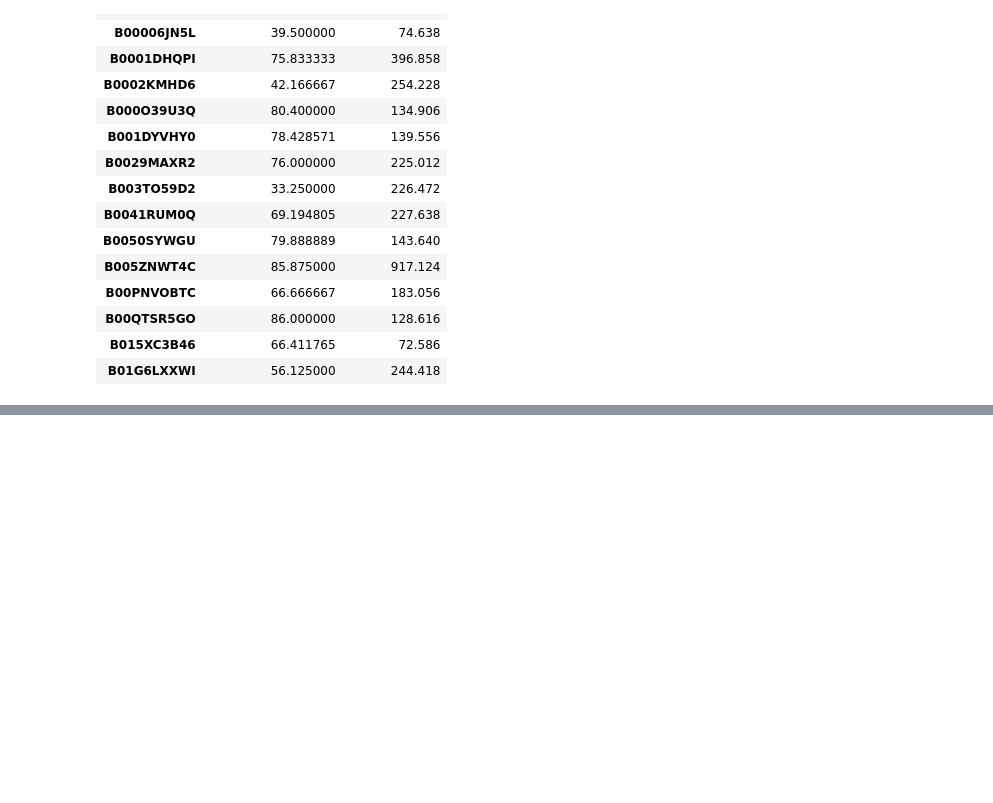
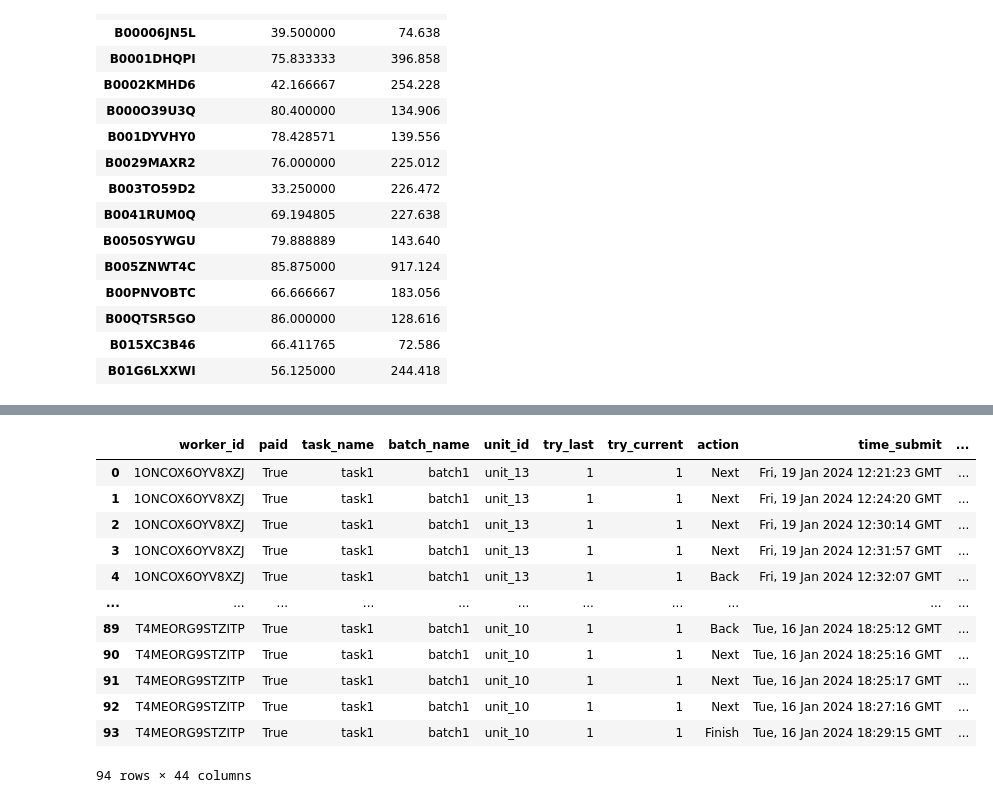
Before and after one commit to gianluca-fava/Project_Crowd_Source, a Jupyter notebook: Analysis.ipynb, the cells around one changed output, grey strips where cells are left out. Cells and saved outputs as stored; diff of their text form; code cells hidden in the pictures; blank space fills up the shorter version.

```diff
--- a/Analysis.ipynb
+++ b/Analysis.ipynb
@@ -530,0 +690,16 @@ display(merged_dataset)
+# %%
+workers_answers
+# %% [output]
+|  | worker_id | paid | task_name | batch_name | unit_id | try_last | try_current | action | time_submit | ... |
+| 0 | 1ONCOX6OYV8XZJ | True | task1 | batch1 | unit_13 | 1 | 1 | Next | Fri, 19 Jan 2024 12:21:23 GMT | ... |
+| 1 | 1ONCOX6OYV8XZJ | True | task1 | batch1 | unit_13 | 1 | 1 | Next | Fri, 19 Jan 2024 12:24:20 GMT | ... |
+| 2 | 1ONCOX6OYV8XZJ | True | task1 | batch1 | unit_13 | 1 | 1 | Next | Fri, 19 Jan 2024 12:30:14 GMT | ... |
+| 3 | 1ONCOX6OYV8XZJ | True | task1 | batch1 | unit_13 | 1 | 1 | Next | Fri, 19 Jan 2024 12:31:57 GMT | ... |
+| 4 | 1ONCOX6OYV8XZJ | True | task1 | batch1 | unit_13 | 1 | 1 | Back | Fri, 19 Jan 2024 12:32:07 GMT | ... |
+| ... | ... | ... | ... | ... | ... | ... | ... | ... | ... | ... |
+| 89 | T4MEORG9STZITP | True | task1 | batch1 | unit_10 | 1 | 1 | Back | Tue, 16 Jan 2024 18:25:12 GMT | ... |
+| 90 | T4MEORG9STZITP | True | task1 | batch1 | unit_10 | 1 | 1 | Next | Tue, 16 Jan 2024 18:25:16 GMT | ... |
+| 91 | T4MEORG9STZITP | True | task1 | batch1 | unit_10 | 1 | 1 | Next | Tue, 16 Jan 2024 18:25:17 GMT | ... |
+| 92 | T4MEORG9STZITP | True | task1 | batch1 | unit_10 | 1 | 1 | Next | Tue, 16 Jan 2024 18:27:16 GMT | ... |
+| 93 | T4MEORG9STZITP | True | task1 | batch1 | unit_10 | 1 | 1 | Finish | Tue, 16 Jan 2024 18:29:15 GMT | ... |
+94 rows × 44 columns
```
Also changed, not shown: parts of 8 cells of this notebook, 4 other files.
